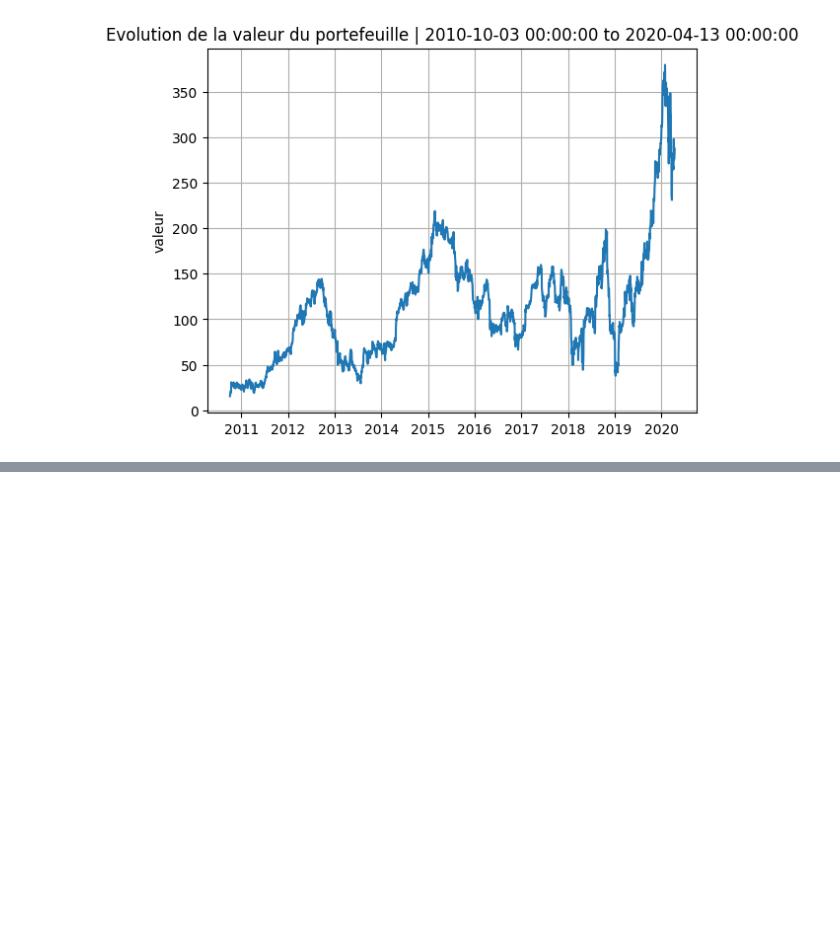
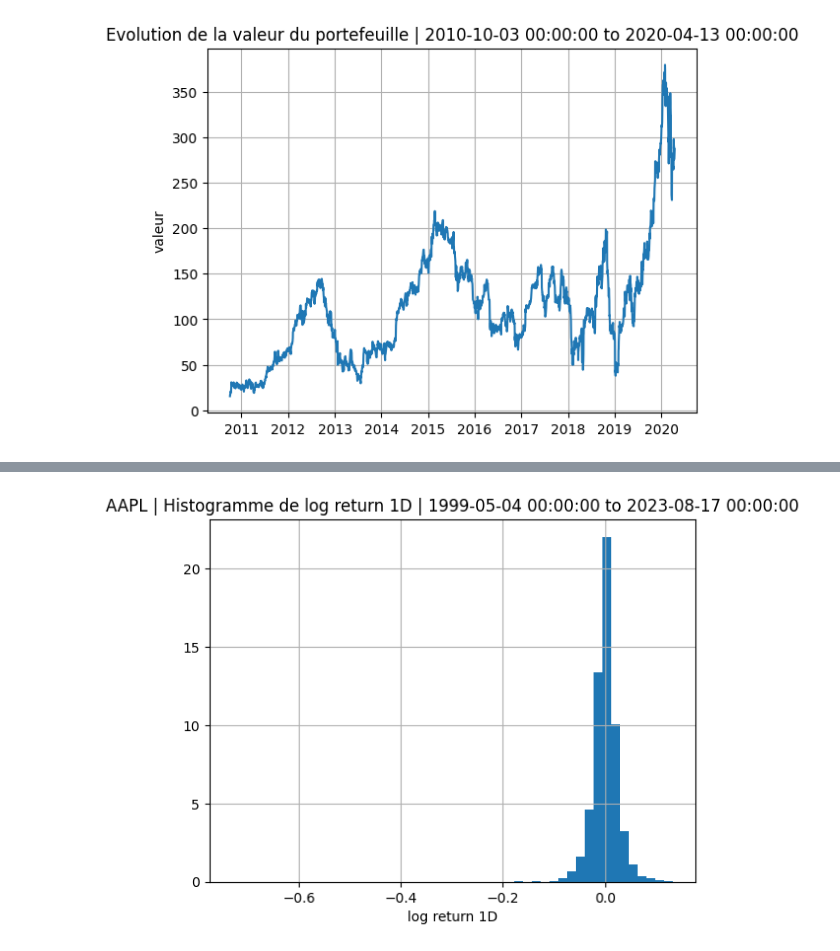
Before and after one commit to ItoWindsor/AlgoTrading, a Jupyter notebook: notebooks/test.ipynb, the cells around one changed output, grey strips where cells are left out. Cells and saved outputs as stored; diff of their text form; code cells hidden in the pictures; blank space fills up the shorter version.

```diff
--- a/notebooks/test.ipynb
+++ b/notebooks/test.ipynb
@@ -104,3 +114,5 @@ V.update_quantities(new_quantities= new_quantities)
 V.plot_value_portfolio(start_date = start_date, end_date = end_date)
 # %% [output]
 [figure]
+# %%
+portefeuille = portfolio.Portfolio(tickers = ('AAPL','GS','JPM','AMZN'))
@@ -106,0 +150,2 @@ V.plot_value_portfolio(start_date = start_date, end_date = end_date)
+# %%
+portefeuille.add_indicators(indicator= 'log return 1D')
@@ -106,0 +169,4 @@ V.plot_value_portfolio(start_date = start_date, end_date = end_date)
+# %%
+portefeuille['AAPL'].plot_histogram(column_name= 'log return 1D')
+# %% [output]
+[figure, added]
```
Also changed, not shown: parts of 9 cells of this notebook, 1 other file.
